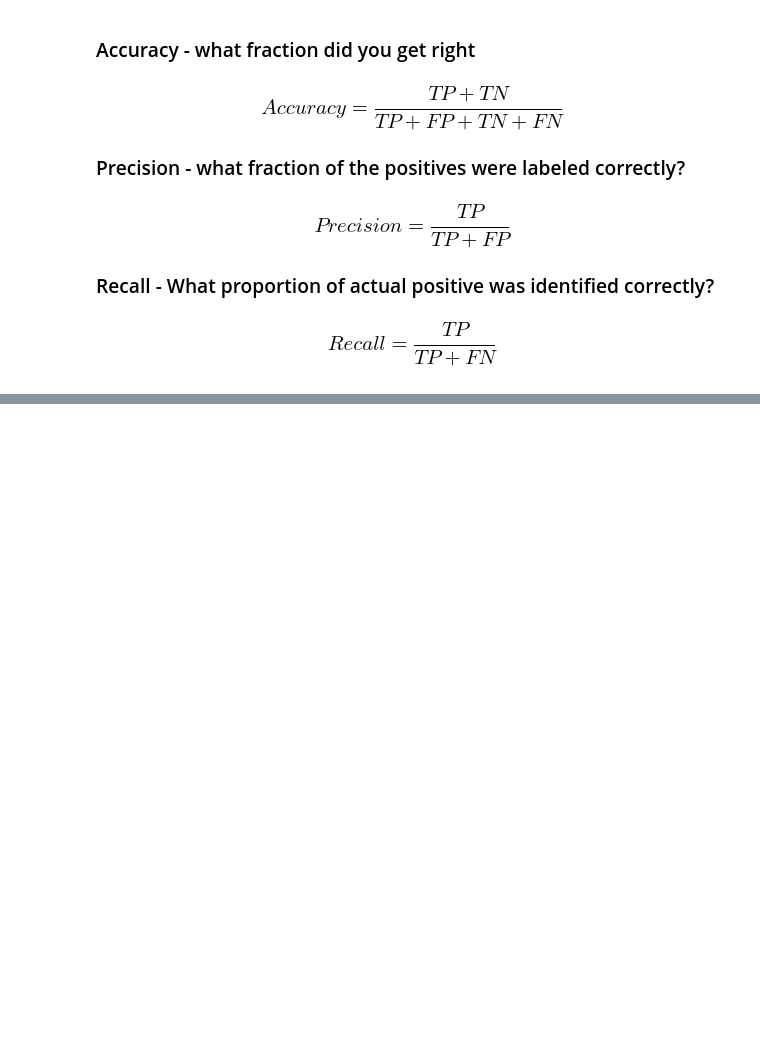
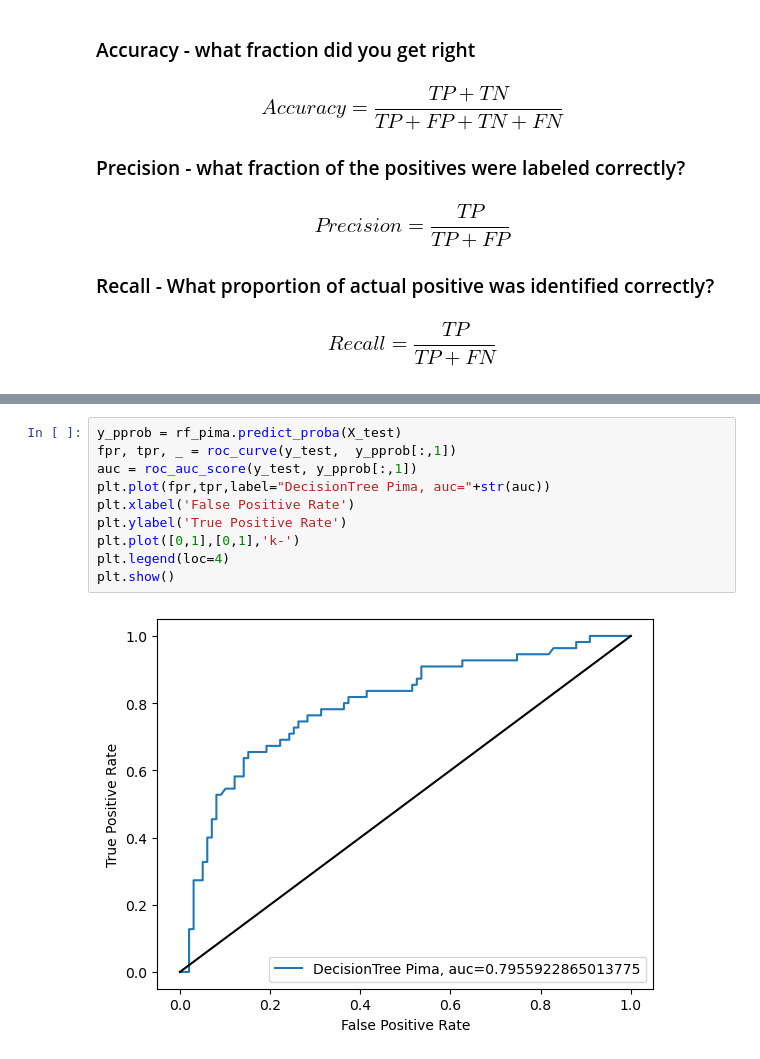
Before and after one commit to rameshsrinivasanuci/COGS106_F23, a Jupyter notebook: Lectures/Decision_Trees.ipynb, the cells around one changed output, grey strips where cells are left out. Saved outputs shown, nothing was run; the diff lists cells and outputs as text; blank space fills up the shorter version.

```diff
--- a/Lectures/Decision_Trees.ipynb
+++ b/Lectures/Decision_Trees.ipynb
@@ -158,0 +297,12 @@ plt.show()
+# %%
+y_pprob = rf_pima.predict_proba(X_test)
+fpr, tpr, _ = roc_curve(y_test,  y_pprob[:,1])
+auc = roc_auc_score(y_test, y_pprob[:,1])
+plt.plot(fpr,tpr,label="DecisionTree Pima, auc="+str(auc))
+plt.xlabel('False Positive Rate')
+plt.ylabel('True Positive Rate')
+plt.plot([0,1],[0,1],'k-')
+plt.legend(loc=4)
+plt.show()
+# %% [output]
+[figure, added]
```
Also changed, not shown: parts of 19 cells of this notebook.
